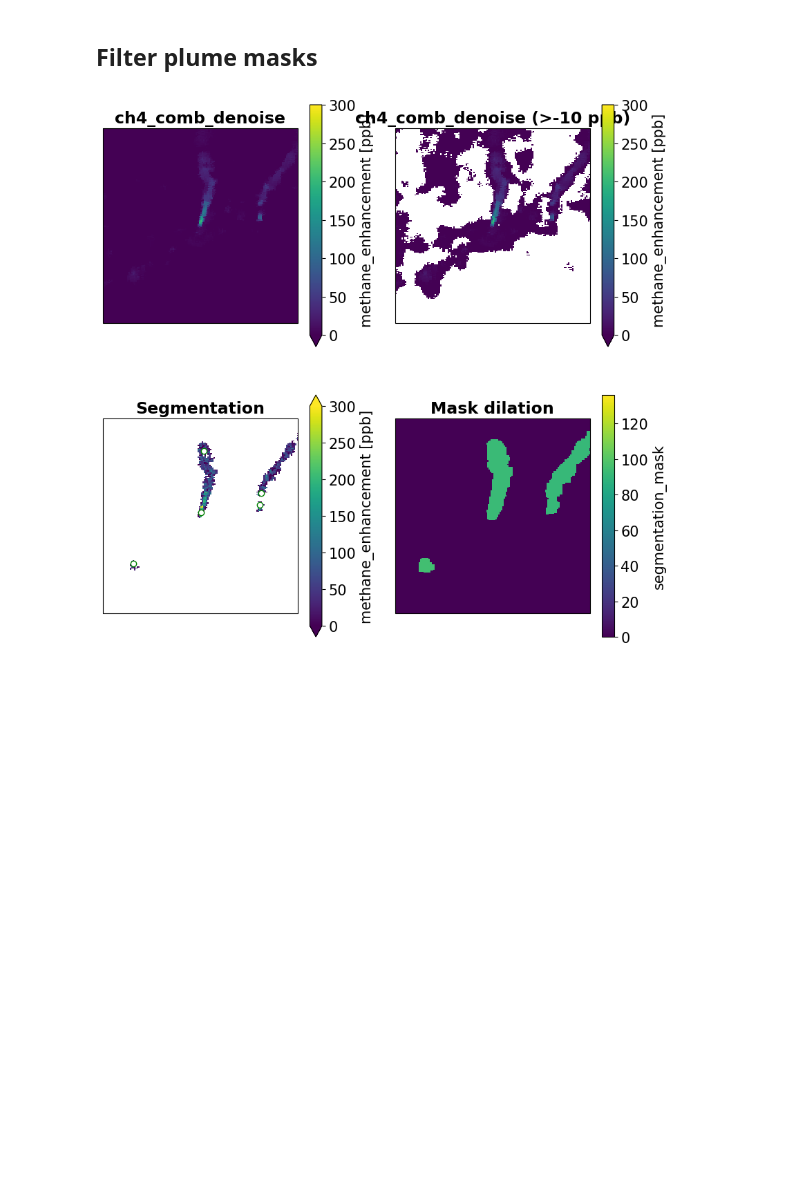
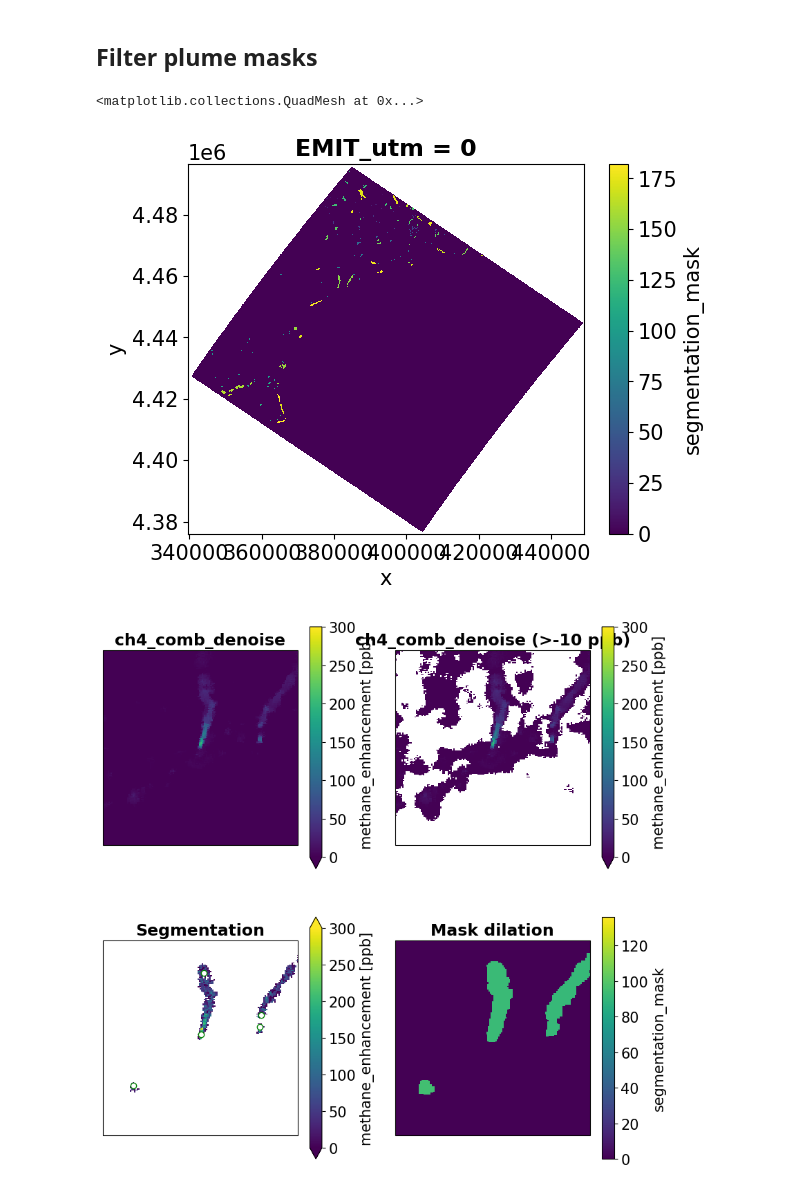
Before and after one commit to zxdawn/HyperGas-GMD, a Jupyter notebook: notebooks/plumemask.ipynb, the cells around one changed output. Cells and saved outputs as stored; diff of their text form; code cells hidden in the pictures; blank space fills up the shorter version.

```diff
--- a/notebooks/plumemask.ipynb
+++ b/notebooks/plumemask.ipynb
@@ -250,6 +252,11 @@ for (index, row) in df_mask.iterrows():
 # gdf_polygon.explore(m=m, popup=['segmentation_mask', 'az'])
 # %%
 # m
+# %%
+masks.plot()
+# %% [output]
+<matplotlib.collections.QuadMesh at 0x...>
+[figure, added]
 # %%
 struct = scipy.ndimage.generate_binary_structure(2, 2)
 niter = int(180/dxy)
```
Also changed, not shown: parts of 2 cells of this notebook.
